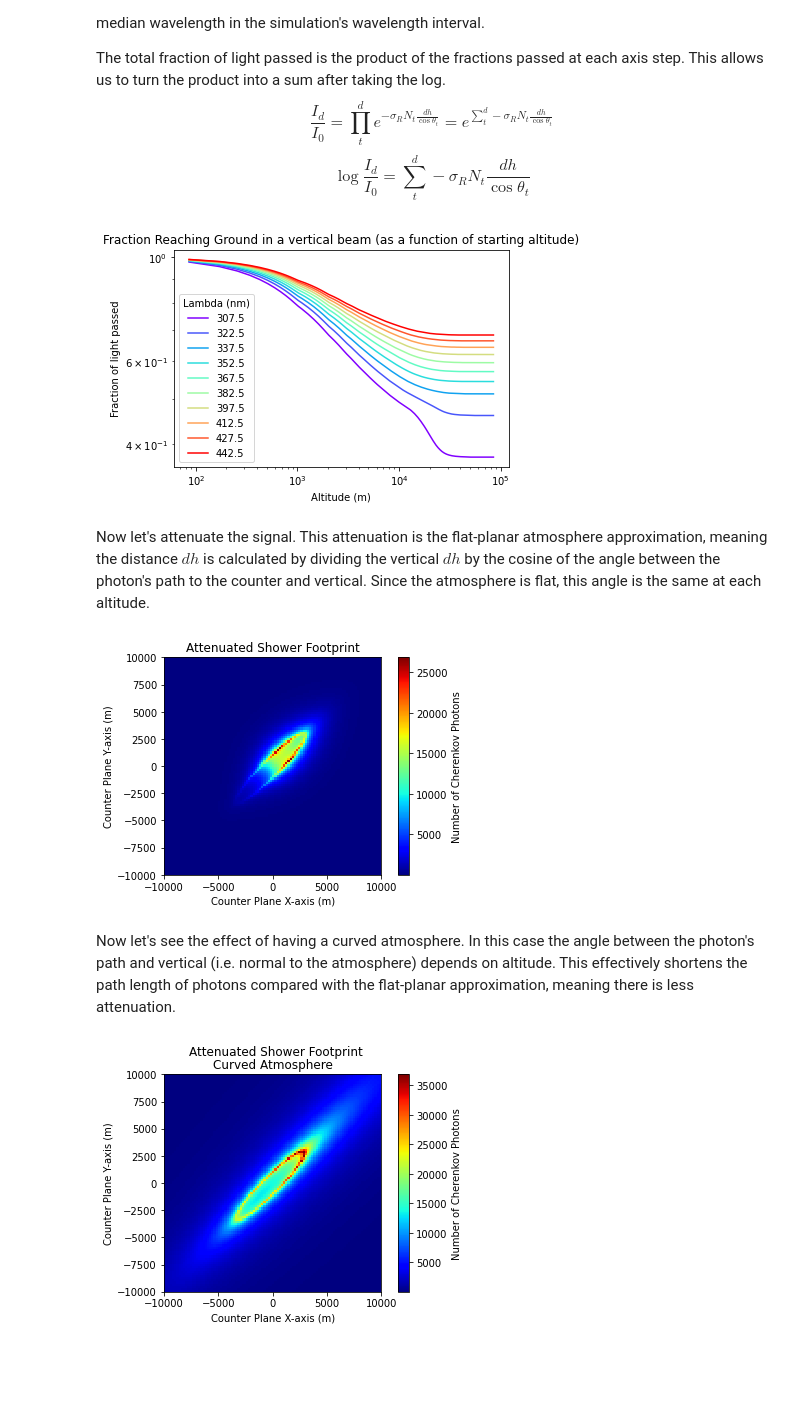
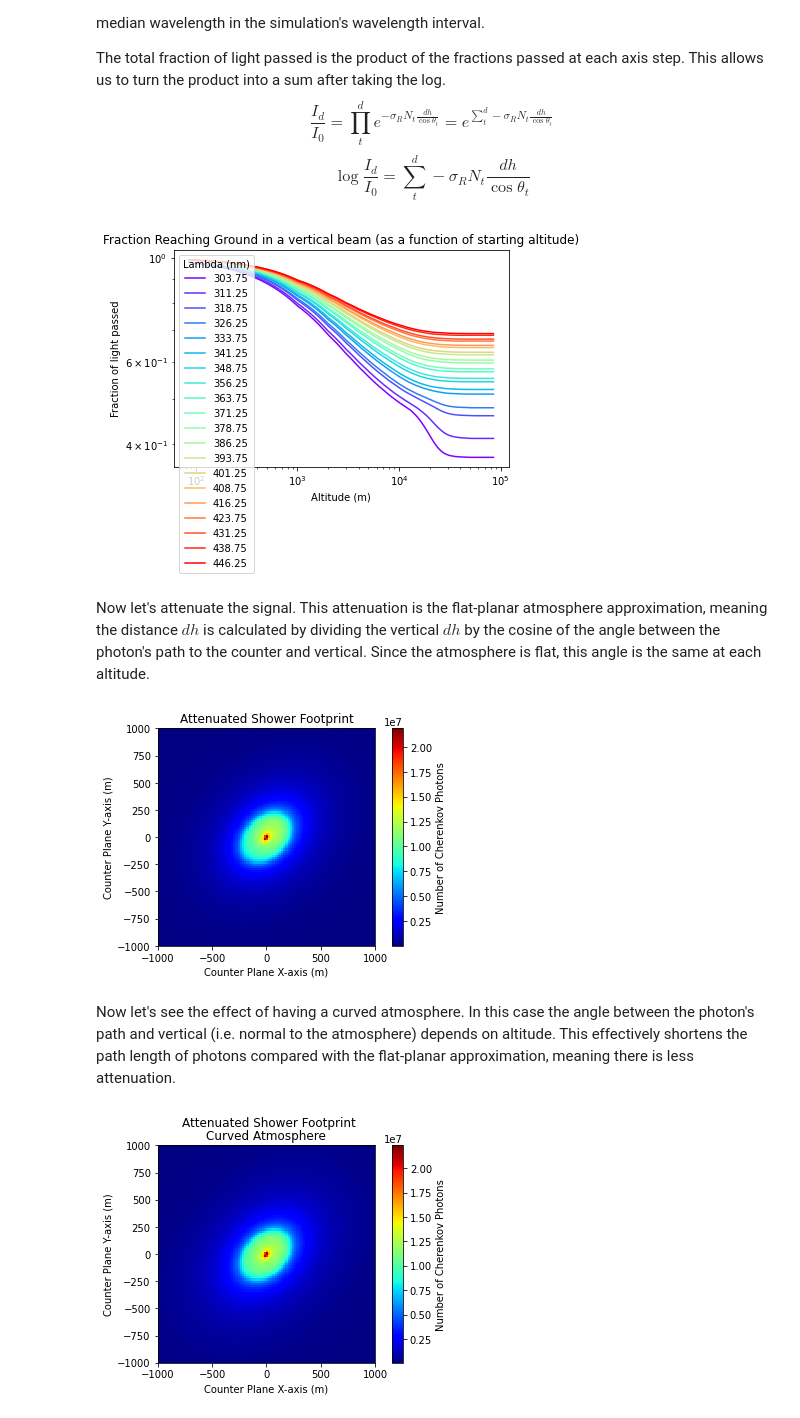
Before and after one commit to ikepc1/CHASM_NuSpacesim, a Jupyter notebook: Attenuation Demo.ipynb, the cells around one changed output. Saved outputs shown, nothing was run; the diff lists cells and outputs as text; code cells hidden in the pictures; blank space fills up the shorter version.

```diff
--- a/Attenuation Demo.ipynb
+++ b/Attenuation Demo.ipynb
@@ -5,10 +5,10 @@ from simulation import *
 import matplotlib.pyplot as plt
 %matplotlib inline
 
-theta = np.radians(80)
+theta = np.radians(45)
 phi = np.radians(45)
 
-x = np.linspace(-10000,10000,100)
+x = np.linspace(-1000,1000,100)
 xx, yy = np.meshgrid(x,x)
 counters = np.empty([xx.size,3])
 counters[:,0] = xx.flatten()
@@ -19,7 +19,7 @@ sim = ShowerSimulation()
 sim.add(DownwardAxis(theta,phi))
 sim.add(GHShower(666.,6e7,0.,70.))
 sim.add(SphericalCounters(counters, 1))
-sim.add(Yield(300,450))
+sim.add(Yield(300,450, N_bins = 20))
 sim.run()
 # %% [markdown]
 Now let's plot the signal of this shower without attenuation.
@@ -76,7 +76,7 @@ plt.legend(title='Lambda (nm)')
 plt.loglog()
 plt.title('Fraction Reaching Ground in a vertical beam (as a function of starting altitude)');
 # %% [output]
-[figure, old version]
+[figure, new version]
 # %% [markdown]
 Now let's attenuate the signal. This attenuation is the flat-planar atmosphere approximation, meaning the distance $dh$ is calculated by dividing the vertical $dh$ by the cosine of the angle between the photon's path to the counter and vertical. Since the atmosphere is flat, this angle is the same at each altitude.
 # %%
@@ -89,25 +89,25 @@ ax = plt.gca()
 ax.set_aspect('equal')
 plt.colorbar(label = 'Number of Cherenkov Photons');
 # %% [output]
-[figure, old version]
+[figure, new version]
 # %% [markdown]
 Now let's see the effect of having a curved atmosphere. In this case the angle between the photon's path and vertical (i.e. normal to the atmosphere) depends on altitude. This effectively shortens the path length of photons compared with the flat-planar approximation, meaning there is less attenuation.
 # %%
 sim = ShowerSimulation()
 sim.add(DownwardAxis(theta,phi,curved=True))
 sim.add(GHShower(666.,6e7,0.,70.))
 sim.add(SphericalCounters(counters, 1))
-sim.add(Yield(300,450))
+sim.add(Yield(300,450, N_bins = 20))
 sim.run()
 
 fig = plt.figure()
 h2d = plt.hist2d(counters[:,0],counters[:,1],weights=sim.get_attenuated_photon_sum(),bins=100, cmap=plt.cm.jet)
 plt.suptitle('Attenuated Shower Footprint')
 plt.title('Curved Atmosphere')
 plt.xlabel('Counter Plane X-axis (m)')
 plt.ylabel('Counter Plane Y-axis (m)')
 ax = plt.gca()
 ax.set_aspect('equal')
 plt.colorbar(label = 'Number of Cherenkov Photons');
 # %% [output]
-[figure, old version]
+[figure, new version]
```
Also changed, not shown: parts of 1 cell of this notebook, 2 other files.
